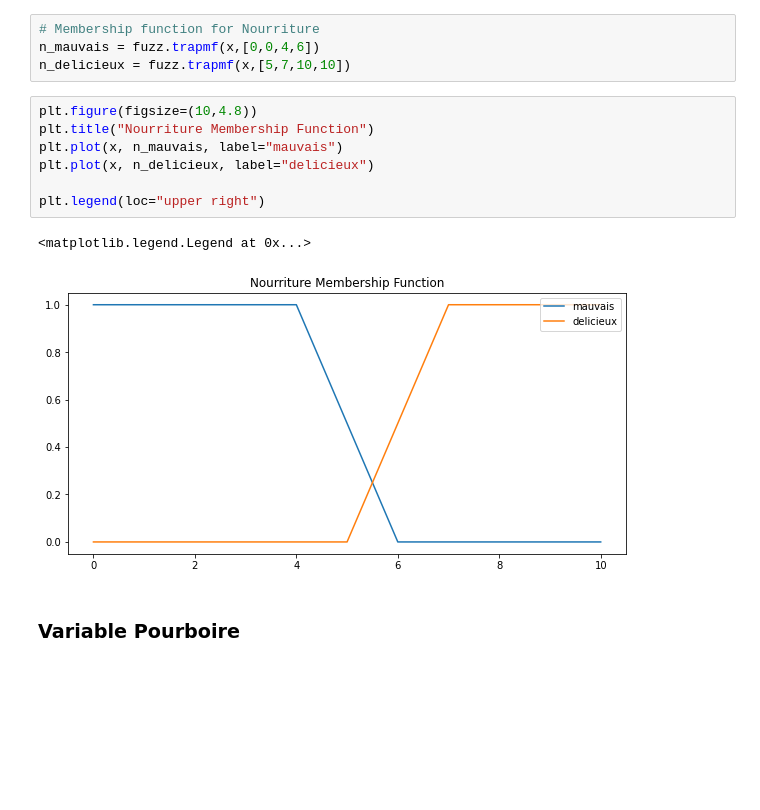
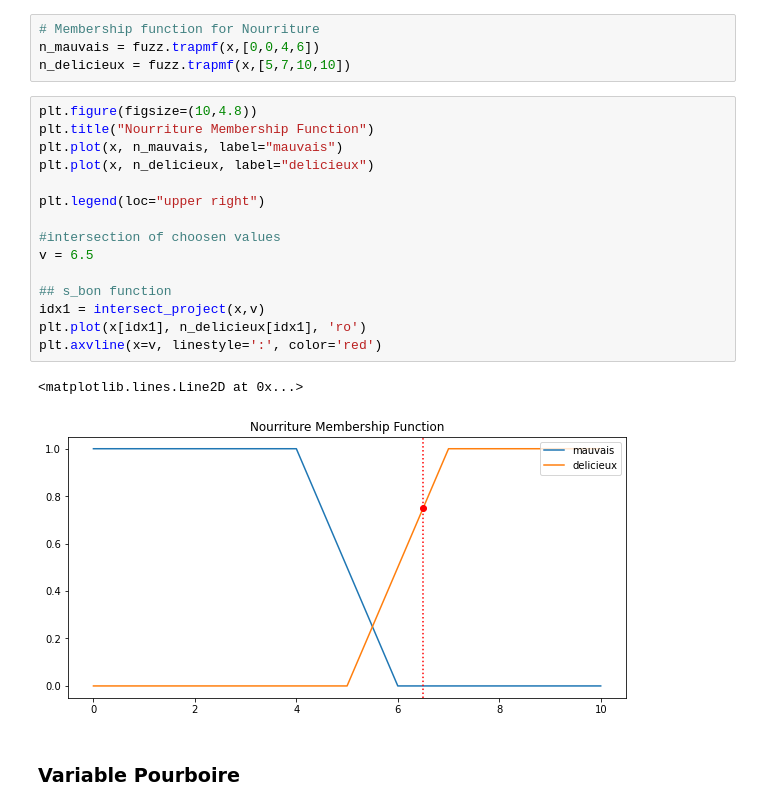
Before and after one commit to chikoungoun/Maths, a Jupyter notebook: Fuzzy Logic/Fuzzy logic - Pourboire.ipynb, the cells around one changed output. Saved outputs shown, nothing was run; the diff lists cells and outputs as text; blank space fills up the shorter version.

```diff
--- a/Fuzzy Logic/Fuzzy logic - Pourboire.ipynb
+++ b/Fuzzy Logic/Fuzzy logic - Pourboire.ipynb
@@ -68,13 +78,21 @@ n_delicieux = fuzz.trapmf(x,[5,7,10,10])
 # %%
 plt.figure(figsize=(10,4.8))
 plt.title("Nourriture Membership Function")
 plt.plot(x, n_mauvais, label="mauvais")
 plt.plot(x, n_delicieux, label="delicieux")
 
 plt.legend(loc="upper right")
+
+#intersection of choosen values
+v = 6.5
+
+## s_bon function
+idx1 = intersect_project(x,v)
+plt.plot(x[idx1], n_delicieux[idx1], 'ro')
+plt.axvline(x=v, linestyle=':', color='red')
 # %% [output]
-<matplotlib.legend.Legend at 0x...>
+<matplotlib.lines.Line2D at 0x...>
-[figure, old version]
+[figure, new version]
 # %% [markdown]
 ### Variable Pourboire
 # %%
```
Also changed, not shown: parts of 13 cells of this notebook.
